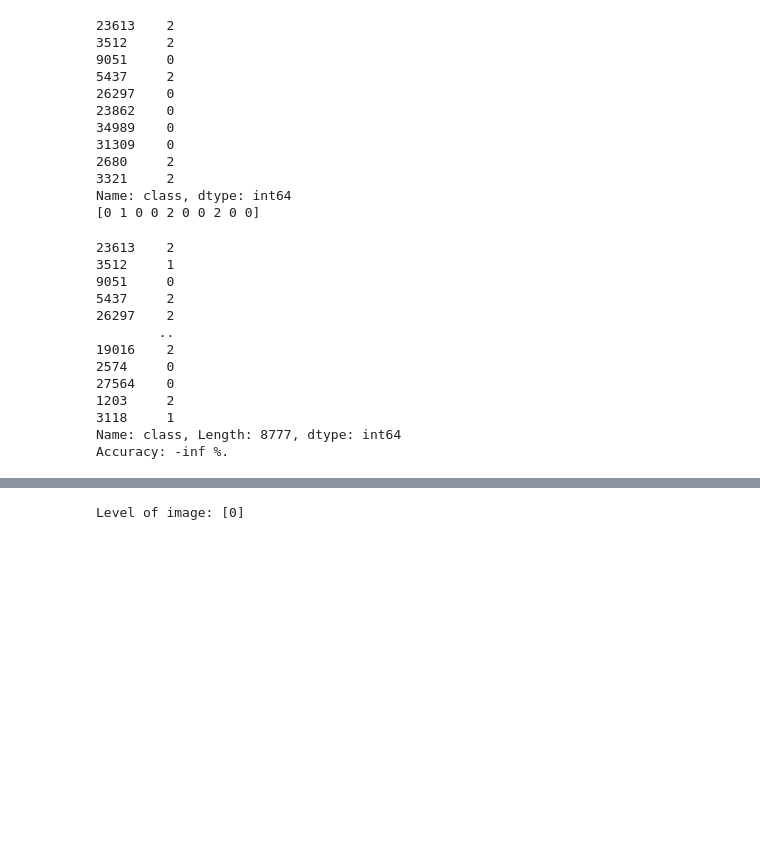
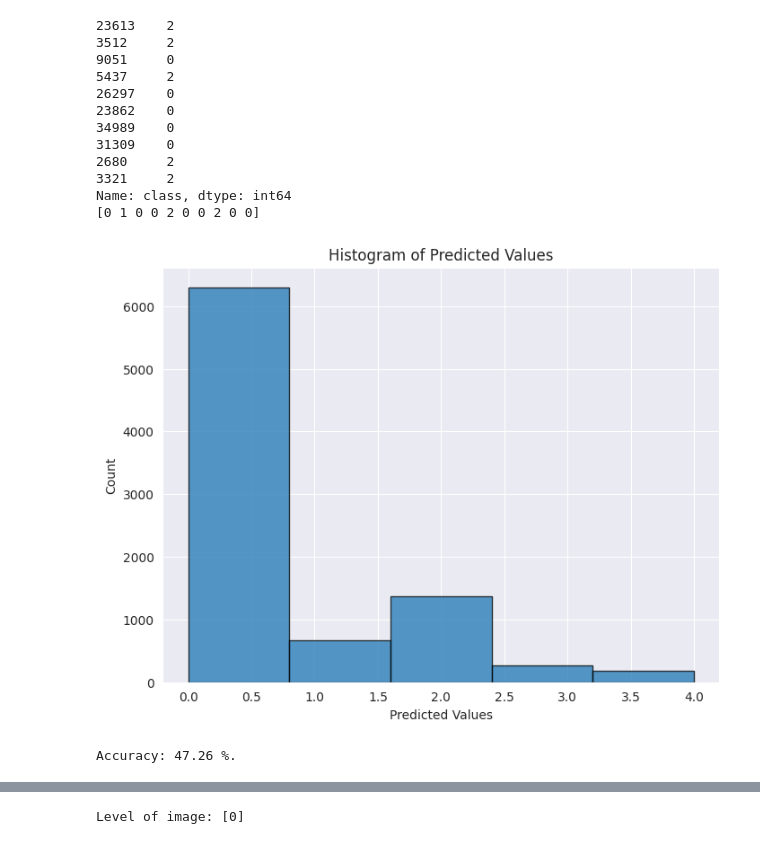
Before and after one commit to rajatjc/COMP6721, a Jupyter notebook: DT/decisionTree.ipynb, the cells around one changed output, grey strips where cells are left out. Drawn from its saved outputs; the diff is of its cells as text; code cells hidden in the pictures; blank space fills up the shorter version.

```diff
--- a/DT/decisionTree.ipynb
+++ b/DT/decisionTree.ipynb
@@ -114,30 +131,33 @@ print(val_predictions[:10])
 3321     2
 Name: class, dtype: int64
 [0 1 0 0 2 0 0 2 0 0]
+# %%
+
+# Plot a histogram of the predicted values:
+plt.figure(figsize=(8, 6))
+plt.hist(val_predictions, bins=len(np.unique(y)), edgecolor='black', alpha=0.75)
+plt.title('Histogram of Predicted Values')
+plt.xlabel('Predicted Values')
+plt.ylabel('Count')
+plt.show()
+# %% [output]
+[figure, added]
 # %%
-# Calculate errors and accuracy
+# Calculate errors (modify to assign 1 or 0)
+errors = np.where(val_predictions != val_y, 1, 0)
 
-errors = abs(val_predictions - val_y)
-print (errors)
-
+# Calculate mean absolute percentage error (MAPE)
 mape = 100 * (errors / val_y)
 
-accuracy = 100 - np.mean(mape)
+# Remove NaN and inf values
+mape_filtered = mape[np.isfinite(mape)]
+
+# Calculate accuracy
+accuracy = 100 - np.mean(mape_filtered)
+
 print('Accuracy:', round(accuracy, 2), '%.')
 # %% [output]
-23613    2
-3512     1
-9051     0
-5437     2
-26297    2
-        ..
-19016    2
-2574     0
-27564    0
-1203     2
-3118     1
-Name: class, Length: 8777, dtype: int64
-Accuracy: -inf %.
+Accuracy: 47.26 %.
 # %%
 # Calculate the model's score on the training and validation sets
 print (decision_tree_model.score(train_X, train_y))
```
Also changed, not shown: parts of 6 cells of this notebook.
